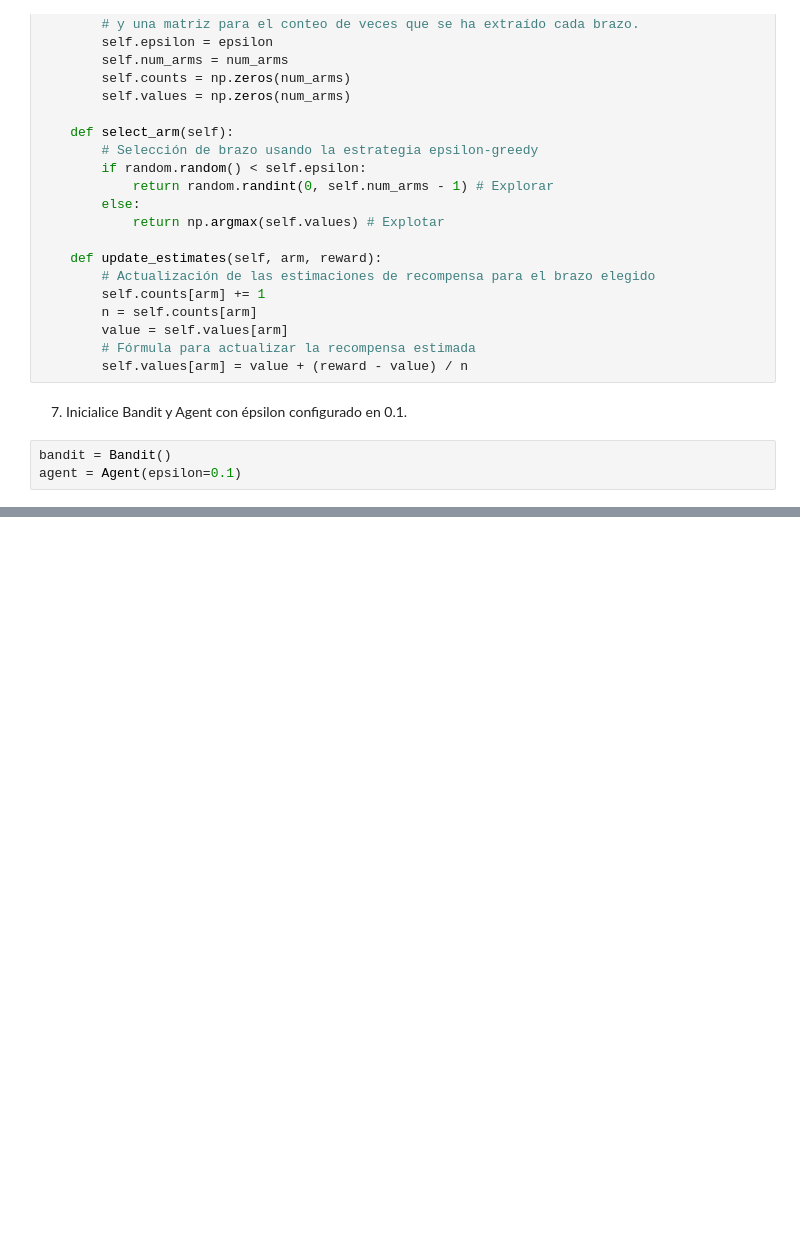
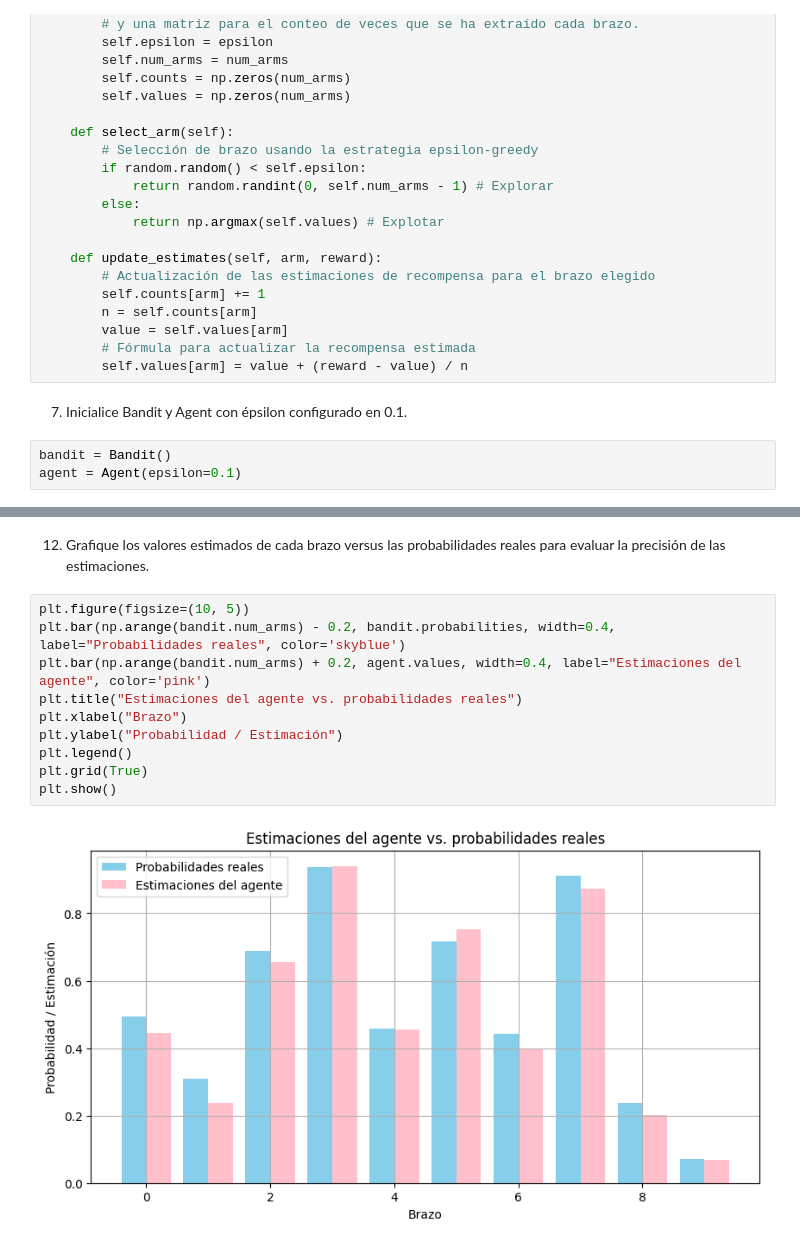
Before and after one commit to MarioGuerra21008/Lab1RL, a Jupyter notebook: lab1.ipynb, the cells around one changed output, grey strips where cells are left out. Drawn from its saved outputs; the diff is of its cells as text; blank space fills up the shorter version.

```diff
--- a/lab1.ipynb
+++ b/lab1.ipynb
@@ -70,0 +110,14 @@ agent = Agent(epsilon=0.1)
+# %% [markdown]
+12. Grafique los valores estimados de cada brazo versus las probabilidades reales para evaluar la precisión de las estimaciones.
+# %%
+plt.figure(figsize=(10, 5))
+plt.bar(np.arange(bandit.num_arms) - 0.2, bandit.probabilities, width=0.4, label="Probabilidades reales", color='skyblue')
+plt.bar(np.arange(bandit.num_arms) + 0.2, agent.values, width=0.4, label="Estimaciones del agente", color='pink')
+plt.title("Estimaciones del agente vs. probabilidades reales")
+plt.xlabel("Brazo")
+plt.ylabel("Probabilidad / Estimación")
+plt.legend()
+plt.grid(True)
+plt.show()
+# %% [output]
+[figure, added]
```
Also changed, not shown: parts of 5 cells of this notebook.
